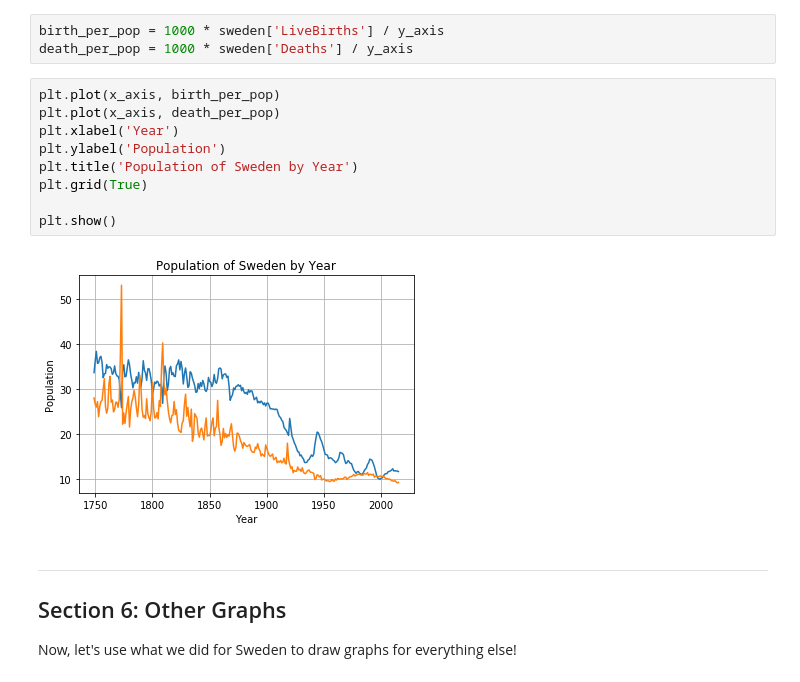
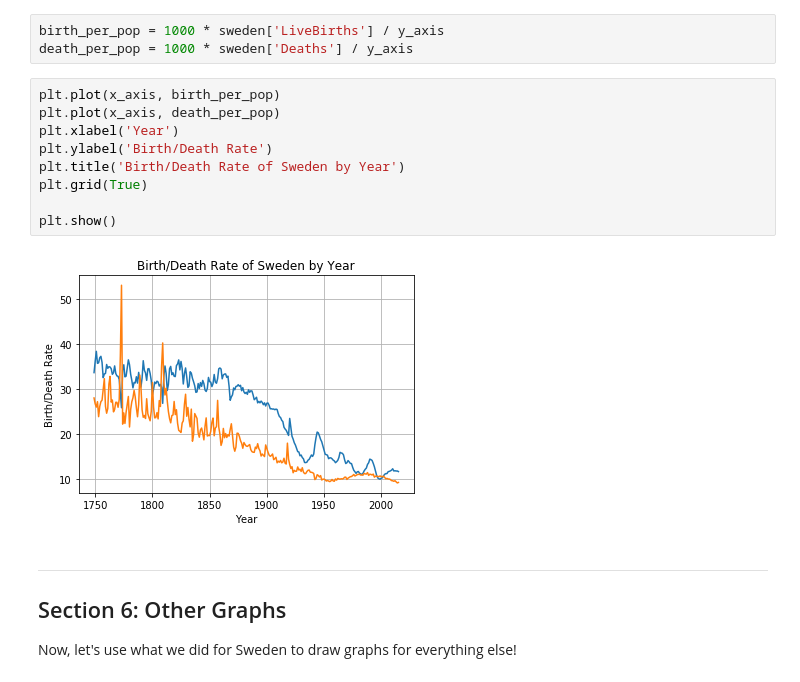
Before and after one commit to ds-modules/HIST-160, a Jupyter notebook: FINAL_intro_graphs.ipynb, the cells around one changed output. Drawn from its saved outputs; the diff is of its cells as text.

```diff
--- a/FINAL_intro_graphs.ipynb
+++ b/FINAL_intro_graphs.ipynb
@@ -272,14 +272,14 @@ death_per_pop = 1000 * sweden['Deaths'] / y_axis
 # %%
 plt.plot(x_axis, birth_per_pop)
 plt.plot(x_axis, death_per_pop)
 plt.xlabel('Year')
-plt.ylabel('Population')
-plt.title('Population of Sweden by Year')
+plt.ylabel('Birth/Death Rate')
+plt.title('Birth/Death Rate of Sweden by Year')
 plt.grid(True)
 
 plt.show()
 # %% [output]
-[figure, old version]
+[figure, new version]
 # %% [markdown]
 ---
 ## Section 6: Other Graphs <a id='other'></a>
```
Also changed, not shown: parts of 3 cells of this notebook.
